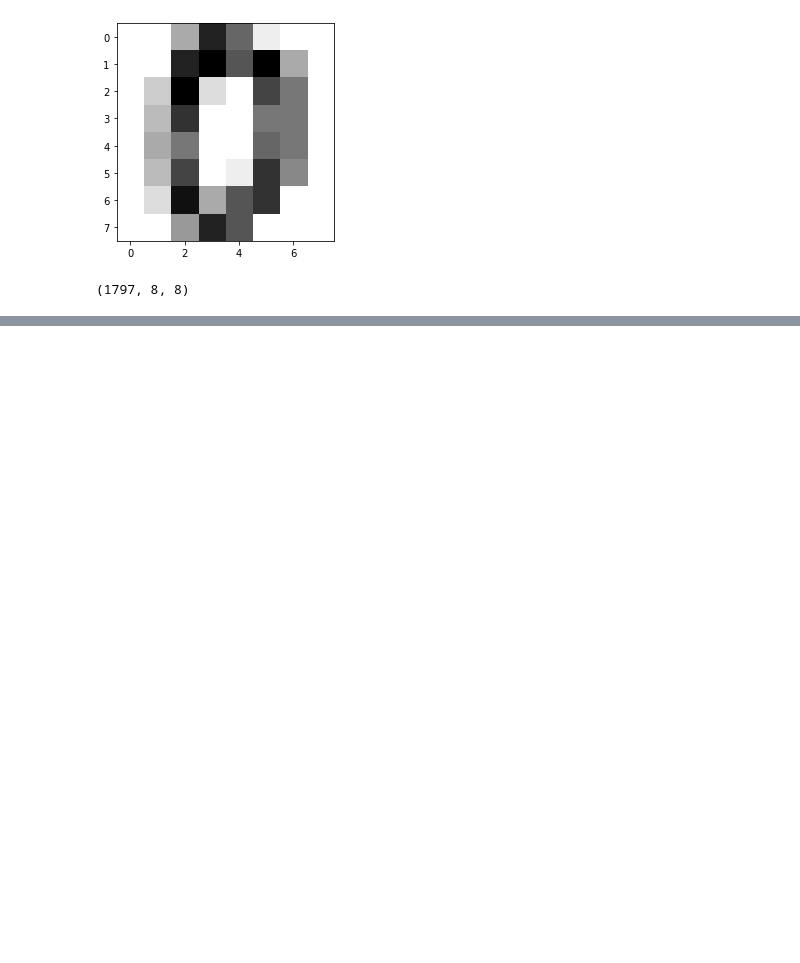
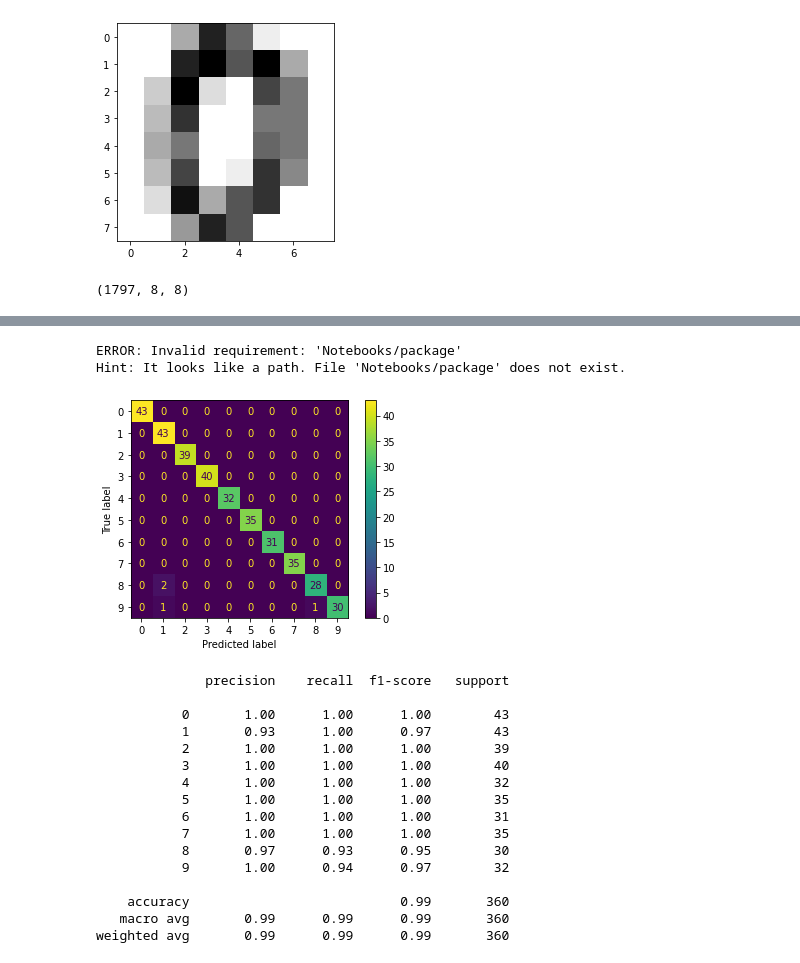
Before and after one commit to Hyup98/DL14, a Jupyter notebook: notebook/lecture_3.ipynb, the cells around one changed output, grey strips where cells are left out. Cells and saved outputs as stored; diff of their text form; code cells hidden in the pictures; blank space fills up the shorter version.

```diff
--- a/notebook/lecture_3.ipynb
+++ b/notebook/lecture_3.ipynb
@@ -200,0 +326,44 @@ plt.show()
+# %%
+import os, sys
+from google.colab import drive
+drive.mount('/content/drive')
+
+my_path = '/content/notebooks'
+os.symlink('/content/drive/MyDrive/Colab Notebooks/my_env', my_path)
+sys.path.insert(0, my_path)
+# %% [output]
+ERROR: Invalid requirement: 'Notebooks/package'
+Hint: It looks like a path. File 'Notebooks/package' does not exist.
+# %%
+##############################################################
+# confusion matrix
+# https://namu.wiki/w/%ED%98%BC%EB%8F%99%ED%96%89%EB%A0%AC
+# https://blog.naver.com/tommybee/222663277170
+##############################################################
+
+disp = metrics.plot_confusion_matrix(knn, X_test, y_test)
+plt.show()
+
+print(f"{metrics.classification_report(y_test, y_pred)}\n")
+
+#
+# [DIY] n_neighbors = 3, 6일때의 혼동행렬을 구하고 비교하시오.
+#
+# %% [output]
+[figure, added]
+              precision    recall  f1-score   support
+
+           0       1.00      1.00      1.00        43
+           1       0.93      1.00      0.97        43
+           2       1.00      1.00      1.00        39
+           3       1.00      1.00      1.00        40
+           4       1.00      1.00      1.00        32
+           5       1.00      1.00      1.00        35
+           6       1.00      1.00      1.00        31
+           7       1.00      1.00      1.00        35
+           8       0.97      0.93      0.95        30
+           9       1.00      0.94      0.97        32
+
+    accuracy                           0.99       360
+   macro avg       0.99      0.99      0.99       360
+weighted avg       0.99      0.99      0.99       360
```
Also changed, not shown: parts of 15 cells of this notebook.
